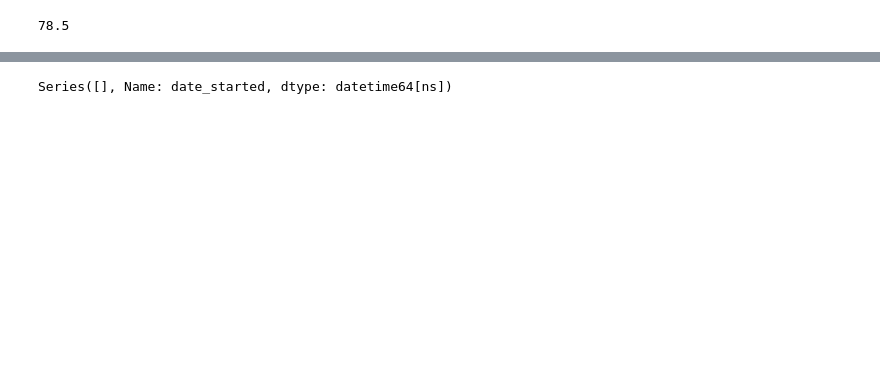
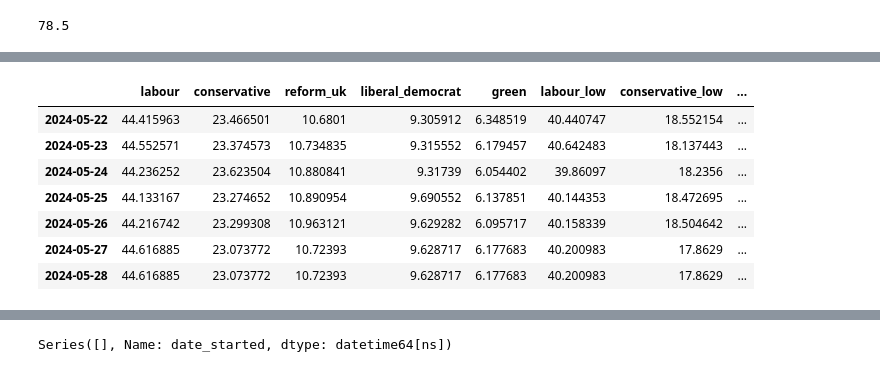
Before and after one commit to AndyLawton/uk_general_election_polls, a Jupyter notebook: main.ipynb, the cells around one changed output, grey strips where cells are left out. Cells and saved outputs as stored; diff of their text form; code cells hidden in the pictures; blank space fills up the shorter version.

```diff
--- a/main.ipynb
+++ b/main.ipynb
@@ -927,0 +1135,11 @@ campaign_polls
+# %%
+averages_per_day_with_data
+# %% [output]
+|  | labour | conservative | reform_uk | liberal_democrat | green | labour_low | conservative_low | ... |
+| 2024-05-22 | 44.415963 | 23.466501 | 10.6801 | 9.305912 | 6.348519 | 40.440747 | 18.552154 | ... |
+| 2024-05-23 | 44.552571 | 23.374573 | 10.734835 | 9.315552 | 6.179457 | 40.642483 | 18.137443 | ... |
+| 2024-05-24 | 44.236252 | 23.623504 | 10.880841 | 9.31739 | 6.054402 | 39.86097 | 18.2356 | ... |
+| 2024-05-25 | 44.133167 | 23.274652 | 10.890954 | 9.690552 | 6.137851 | 40.144353 | 18.472695 | ... |
+| 2024-05-26 | 44.216742 | 23.299308 | 10.963121 | 9.629282 | 6.095717 | 40.158339 | 18.504642 | ... |
+| 2024-05-27 | 44.616885 | 23.073772 | 10.72393 | 9.628717 | 6.177683 | 40.200983 | 17.8629 | ... |
+| 2024-05-28 | 44.616885 | 23.073772 | 10.72393 | 9.628717 | 6.177683 | 40.200983 | 17.8629 | ... |
```
Also changed, not shown: parts of 88 cells of this notebook, 12 other files.
